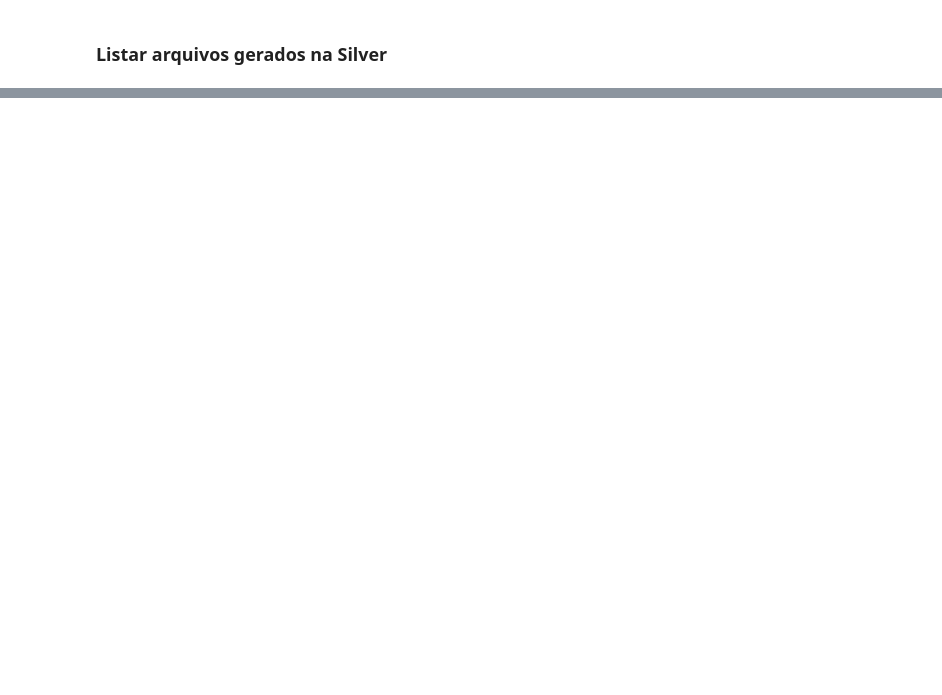
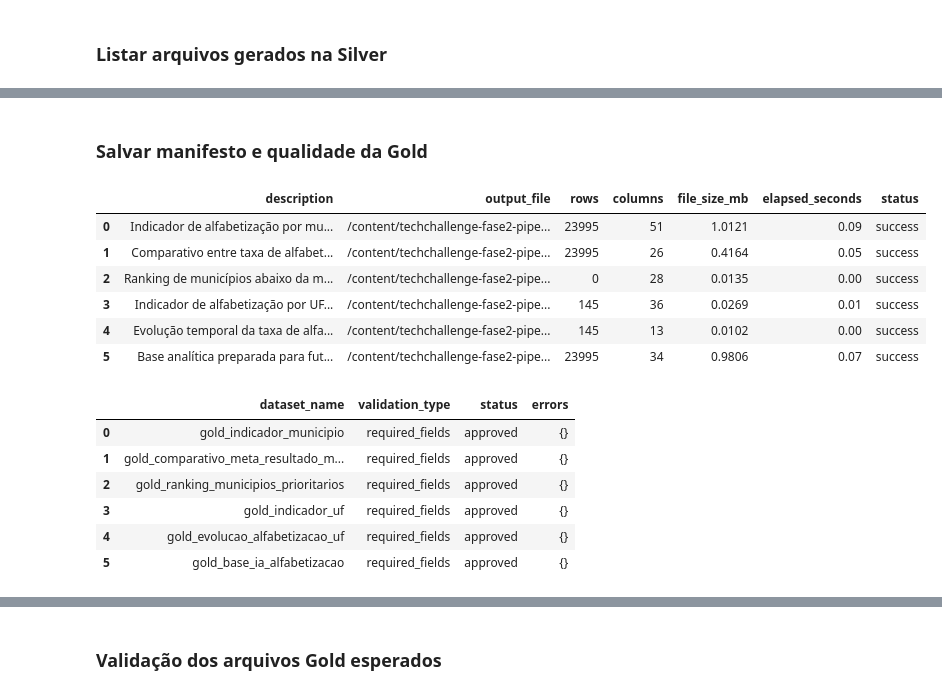
Before and after one commit to acorrea79/techchallenge-fase2-pipeline-alfabetizacao, a Jupyter notebook: notebooks/pipeline_alfabetizacao.ipynb, the cells around one changed output, grey strips where cells are left out. Drawn from its saved outputs; the diff is of its cells as text; code cells hidden in the pictures; blank space fills up the shorter version.

```diff
--- a/notebooks/pipeline_alfabetizacao.ipynb
+++ b/notebooks/pipeline_alfabetizacao.ipynb
@@ -1100,0 +1429,10 @@ write_log(
+# %%
+# Configuração da camada Gold
+
+GOLD_OUTPUT_PATH = GOLD_PATH
+GOLD_OUTPUT_PATH.mkdir(parents=True, exist_ok=True)
+
+gold_manifest = []
+gold_quality_report = []
+
+write_log("Passo 8 iniciado: criação da camada Gold.")
@@ -1100,0 +2006,37 @@ write_log(
+# %% [markdown]
+### Salvar manifesto e qualidade da Gold
+# %%
+# Salvando manifesto e relatório de qualidade da camada Gold
+
+gold_manifest_file = GOLD_OUTPUT_PATH / "gold_transform_manifest.json"
+gold_quality_file = GOLD_OUTPUT_PATH / "gold_quality_report.json"
+
+with open(gold_manifest_file, "w", encoding="utf-8") as file:
+    json.dump(gold_manifest, file, ensure_ascii=False, indent=4)
+
+with open(gold_quality_file, "w", encoding="utf-8") as file:
+    json.dump(gold_quality_report, file, ensure_ascii=False, indent=4)
+
+df_gold_manifest = pd.DataFrame(gold_manifest)
+df_gold_quality = pd.DataFrame(gold_quality_report)
+
+display(df_gold_manifest)
+display(df_gold_quality)
+
+write_log(f"Manifesto Gold gerado: {gold_manifest_file}")
+write_log(f"Relatório de qualidade Gold gerado: {gold_quality_file}")
+# %% [output]
+|  | description | output_file | rows | columns | file_size_mb | elapsed_seconds | status |
+| 0 | Indicador de alfabetização por mu... | /content/techchallenge-fase2-pipe... | 23995 | 51 | 1.0121 | 0.09 | success |
+| 1 | Comparativo entre taxa de alfabet... | /content/techchallenge-fase2-pipe... | 23995 | 26 | 0.4164 | 0.05 | success |
+| 2 | Ranking de municípios abaixo da m... | /content/techchallenge-fase2-pipe... | 0 | 28 | 0.0135 | 0.00 | success |
+| 3 | Indicador de alfabetização por UF... | /content/techchallenge-fase2-pipe... | 145 | 36 | 0.0269 | 0.01 | success |
+| 4 | Evolução temporal da taxa de alfa... | /content/techchallenge-fase2-pipe... | 145 | 13 | 0.0102 | 0.00 | success |
+| 5 | Base analítica preparada para fut... | /content/techchallenge-fase2-pipe... | 23995 | 34 | 0.9806 | 0.07 | success |
+|  | dataset_name | validation_type | status | errors |
+| 0 | gold_indicador_municipio | required_fields | approved | {} |
+| 1 | gold_comparativo_meta_resultado_m... | required_fields | approved | {} |
+| 2 | gold_ranking_municipios_prioritarios | required_fields | approved | {} |
+| 3 | gold_indicador_uf | required_fields | approved | {} |
+| 4 | gold_evolucao_alfabetizacao_uf | required_fields | approved | {} |
+| 5 | gold_base_ia_alfabetizacao | required_fields | approved | {} |
@@ -1100,0 +2045,2 @@ write_log(
+# %% [markdown]
+### Validação dos arquivos Gold esperados
```
Also changed, not shown: parts of 54 cells of this notebook.
